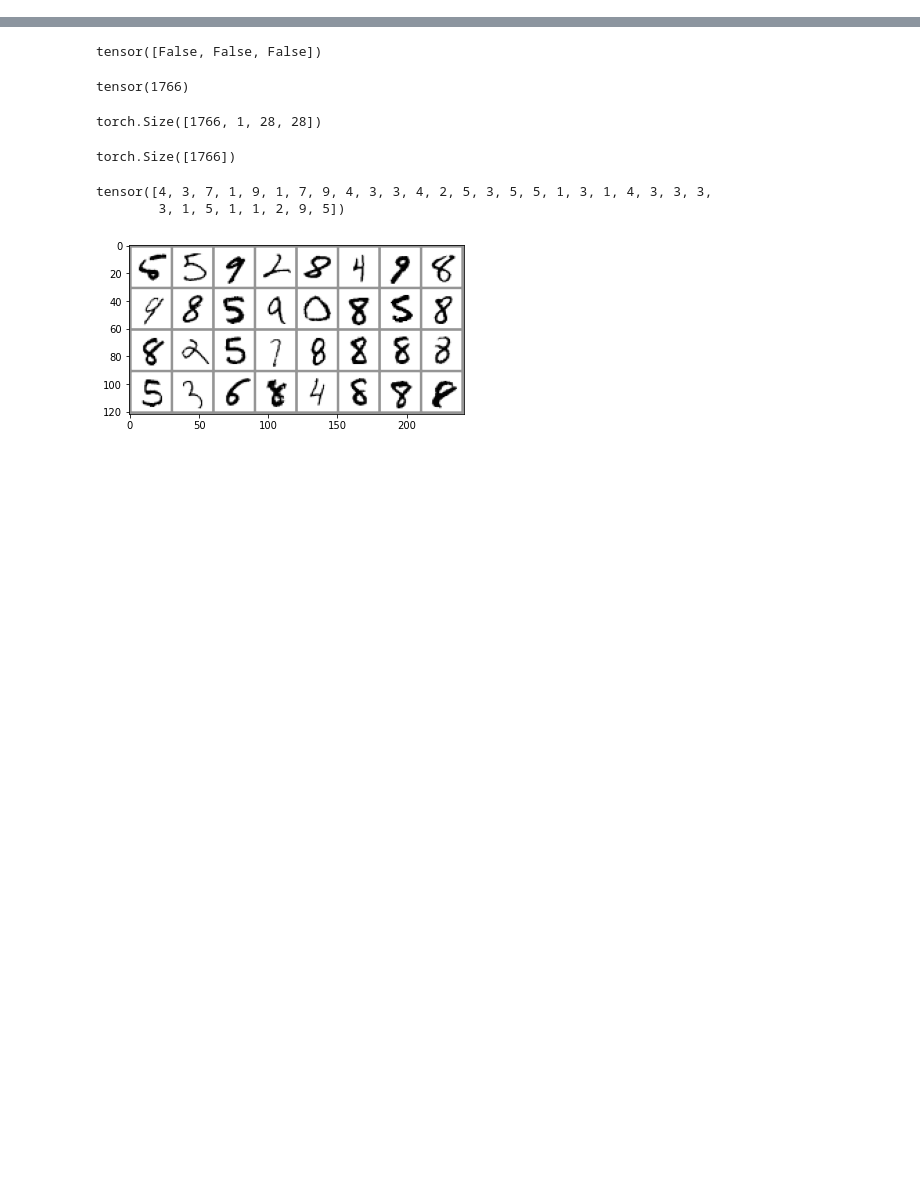
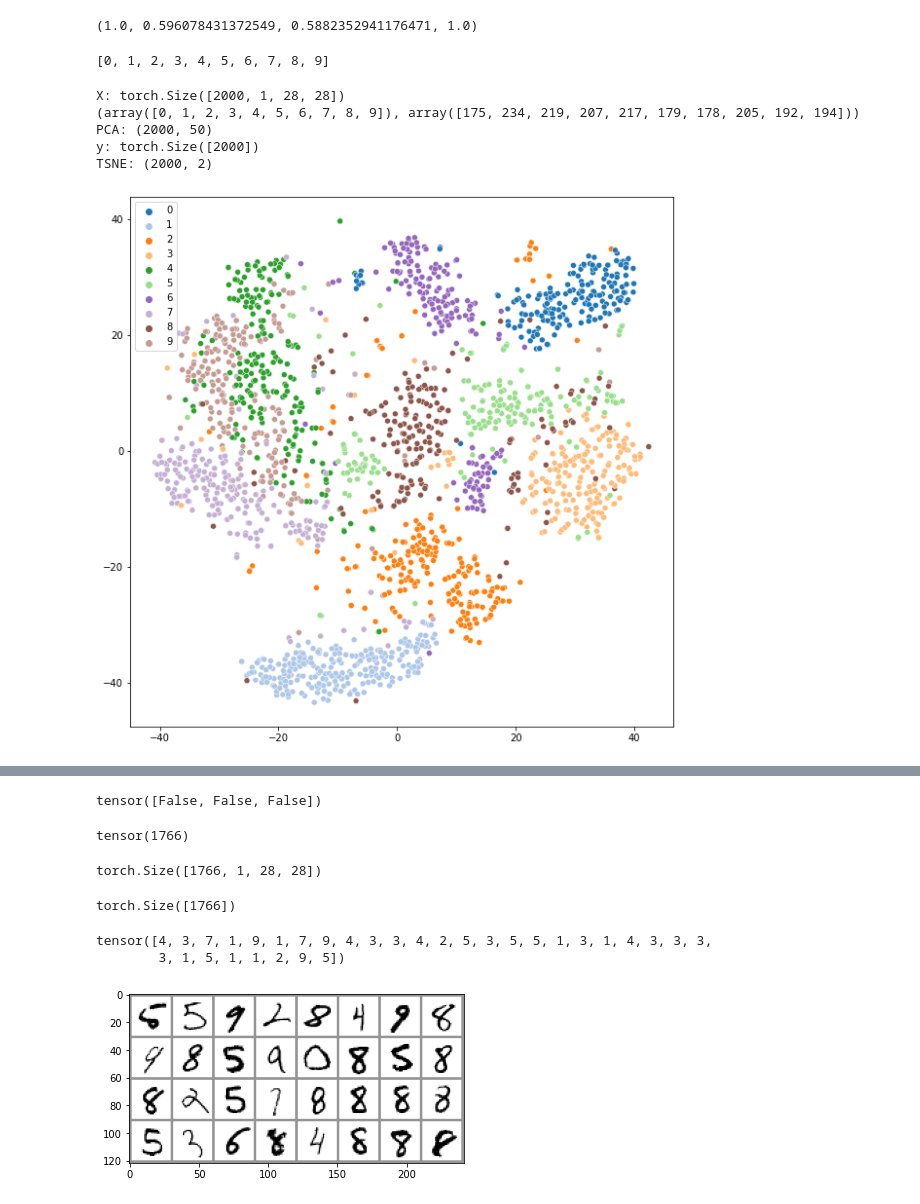
Before and after one commit to yamsgithub/modular_deep_learning, a Jupyter notebook: pytorch/mnist_session_cnn.ipynb, the cells around one changed output, grey strips where cells are left out. Cells and saved outputs as stored; diff of their text form; code cells hidden in the pictures; blank space fills up the shorter version.

```diff
--- a/pytorch/mnist_session_cnn.ipynb
+++ b/pytorch/mnist_session_cnn.ipynb
@@ -310,0 +583,49 @@ tensor([7, 2, 1,  ..., 4, 5, 6])
+# %%
+palette = [plt.get_cmap('tab20')(i) for i in range(20)]
+palette.pop(6)
+palette.pop(6)
+# %% [output]
+(1.0, 0.596078431372549, 0.5882352941176471, 1.0)
+# %%
+def colors(p,  palette=['y','g','r','c','b','tab:pink','tab:brown','tab:cyan','tab:olive','tab:purple']):
+    uniq_y = np.unique(p)
+    pred_color = [palette[i] for i in uniq_y]
+    return pred_color
+# %%
+def pca_tsne_plot(X, y, classes, dataset, size, filter_class=False):
+    transformer = IncrementalPCA(n_components=50, batch_size=128)
+    if filter_class:
+        index = filter_classes(classes_sub, size)
+    else:
+        index = list(range(0,size))
+    X_pca = transformer.fit_transform(X.reshape(X.shape[0],X.shape[-1]*X.shape[-1]))
+    X_pca = X_pca[index]
+    print('X:',X.shape)
+    y = y[index]
+    print(np.unique(y, return_counts=True))
+    print('PCA:',X_pca.shape)
+    print('y:', y.shape)
+    X_embedded = TSNE(n_components=2,perplexity=50.0,).fit_transform(X_pca)
+    print('TSNE:',X_embedded.shape)
+    fig,ax = plt.subplots(1, 1, sharex=True, sharey=True, figsize=(10,10))
+    true_label_names = [classes[i] for i in y]
+    true_color = colors(y, palette[0:len(classes)])
+    sns.scatterplot(x=X_embedded[:,0], y=X_embedded[:,1], hue=true_label_names, hue_order=classes, palette=true_color, ax=ax)
+    plt.savefig('figures/fashion_mnist/'+dataset+'.png')
+    return X_pca, X_embedded
+# %%
+classes = list(range(num_classes))
+classes
+# %% [output]
+[0, 1, 2, 3, 4, 5, 6, 7, 8, 9]
+# %%
+size = 2000
+for X, y in testloader:
+    X_pca, X_tsne = pca_tsne_plot(X, y, classes, dataset, size)
+# %% [output]
+X: torch.Size([2000, 1, 28, 28])
+(array([0, 1, 2, 3, 4, 5, 6, 7, 8, 9]), array([175, 234, 219, 207, 217, 179, 178, 205, 192, 194]))
+PCA: (2000, 50)
+y: torch.Size([2000])
+TSNE: (2000, 2)
+[figure, added]
```
Also changed, not shown: parts of 60 cells of this notebook.
